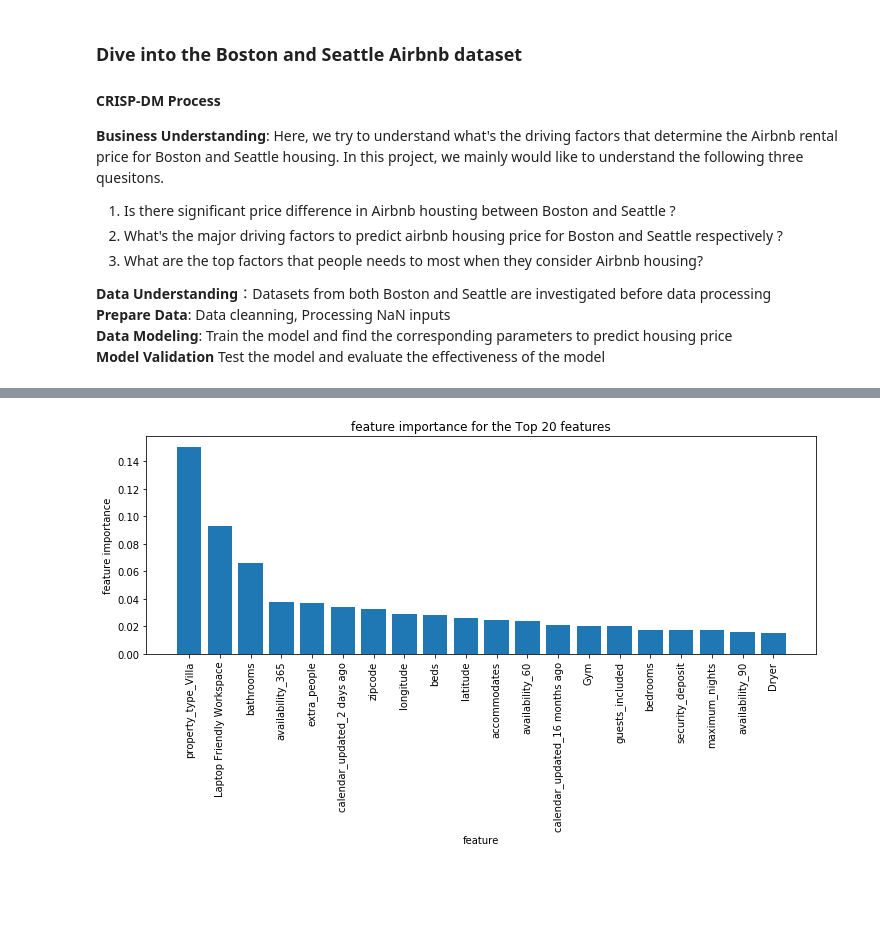
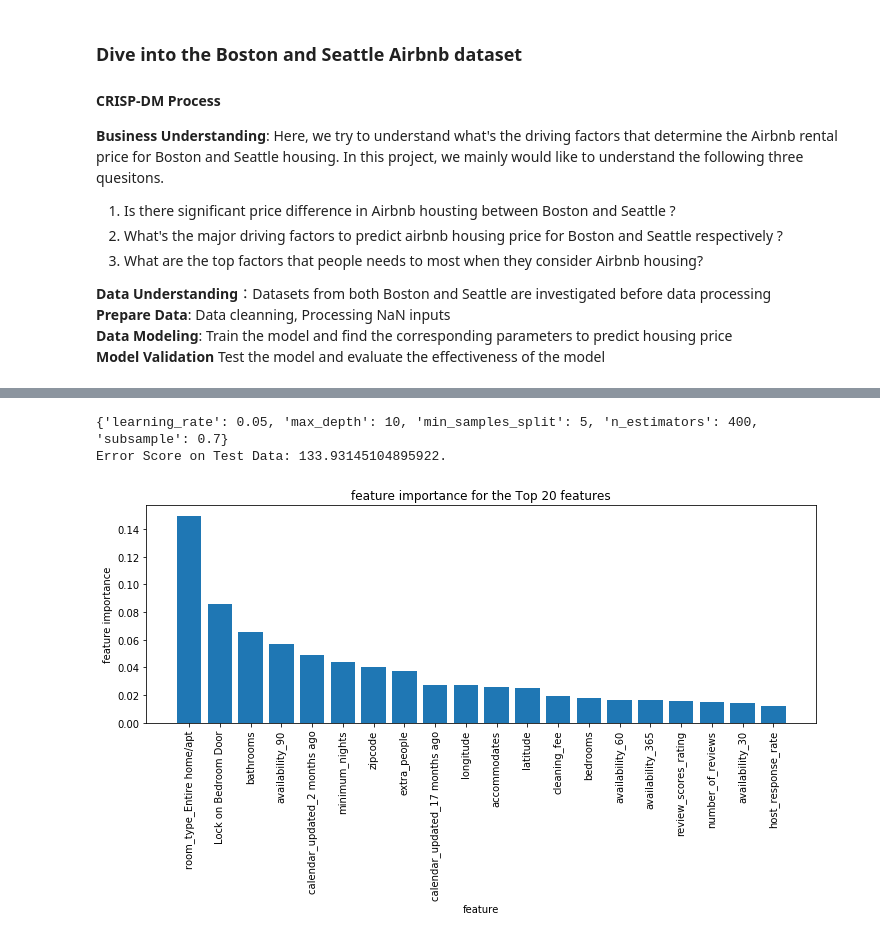
Before and after one commit to zhekai/Data-Science-Airbnb-Project, a Jupyter notebook: Airbnb_project.ipynb, the cells around one changed output, grey strips where cells are left out. Saved outputs shown, nothing was run; the diff lists cells and outputs as text; code cells hidden in the pictures; blank space fills up the shorter version.

```diff
--- a/Airbnb_project.ipynb
+++ b/Airbnb_project.ipynb
@@ -32,6 +32,7 @@ from sklearn.model_selection import GridSearchCV
 listings_Boston = pd.read_csv("boston_listings.csv")
 listings_Seattle = pd.read_csv("seattle_listings.csv")
 
+listings_Boston.drop(['access', 'house_rules', 'interaction'], axis = 1, inplace = True)
 
 
 #listings_Boston.columns[~listings_Boston.columns.isin(listings_Seattle)]
@@ -46,11 +47,15 @@ def data_cleanup(listings):
     '''
 
     #drop some irrevleent
-    listings.drop(['listing_url', 'scrape_id','last_scraped', 'name', 'summary', 'space',
-                         'description','neighborhood_overview', 'notes','transit', 'access', 'interaction','house_rules',
-                         'thumbnail_url', 'medium_url', 'picture_url', 'xl_picture_url', 'host_url','host_name','host_location', 'host_about',
-                          'host_thumbnail_url', 'host_picture_url','city', 'state', 'smart_location', 'smart_location', 'country_code', 'country', 'first_review', 'last_review', 'id', 'host_verifications',
-                   'host_id', 'neighbourhood', 'calendar_last_scraped', 'market','street', 'host_since'], axis = 1, inplace = True)
+
+    listings.drop(['listing_url', 'scrape_id','last_scraped', 'name', 'summary', 'space','description',\
+                   'neighborhood_overview', 'notes','transit', 'thumbnail_url', 'medium_url', 'picture_url', \
+                   'xl_picture_url', 'host_url','host_name','host_location', 'host_about','host_thumbnail_url',\
+                   'host_picture_url','city', 'state', 'smart_location', 'smart_location', 'country_code', \
+                   'country', 'first_review', 'last_review', 'id', 'host_verifications', \
+                   'host_id', 'neighbourhood', 'calendar_last_scraped', 'market','street', 'host_since'\
+                  ], axis = 1, inplace = True)
+
 
 
     # Dropping NaN with ratio more than 75%
@@ -67,7 +72,7 @@ def data_cleanup(listings):
     listings['security_deposit'] = listings['security_deposit'].replace({'\$': '', ',':''}, regex = True).astype(float)
 
     if type(listings.zipcode[0]) == str:
-            listings.zipcode = listings.zipcode.str[:5].apply(lambda x: float(x))
+            listings.zipcode = listings.zipcode.str[-5:].apply(lambda x: float(x))
 
     listings['amenities'] = listings['amenities'].map(lambda d: [amenity.replace('"', "").replace("{", "").replace("}", "") for amenity in d.split(",")])
 
@@ -77,7 +82,7 @@ def data_cleanup(listings):
 
 
     mlb = MultiLabelBinarizer()
-    amenities_result = pd.DataFrame(mlb.fit_transform(listings['amenities']), columns = mlb.classes_, index = listings_Boston.index)
+    amenities_result = pd.DataFrame(mlb.fit_transform(listings['amenities']), columns = mlb.classes_, index = listings.index)
     listings = pd.concat([listings.drop(['amenities'], axis = 1), amenities_result], axis = 1, sort = False)
 
 
@@ -98,4 +103,7 @@ def data_cleanup(listings):
     y = listings['price']
     X = listings.drop(['price'], axis = 1)
     return y, X
+# %%
+price_Boston, Boston = data_cleanup(listings_Boston)
+price_Seattle, Seattle = data_cleanup(listings_Seattle)
 # %%
@@ -149,17 +146,6 @@ listings_Boston.columns.tolist()
-# %%
-feature_importances
-features = sorted(zip(feature_importances, listings_Boston.columns), reverse=True)
-attribute = []
-coefficient = []
-for feature in features:
-    attribute.append(feature[1])
-    coefficient.append(feature[0])
-plt.figure(figsize=(12,4))
-plt.bar(attribute[:20], height=coefficient[:20])
-plt.xticks(rotation=90)
-plt.xlabel('feature')
-plt.ylabel('feature importance')
-plt.title('feature importance for the Top 20 features')
-plt.show()
-# %% [output]
-[figure, removed]
+# %%
+data_training(Boston, price_Boston)
+# %% [output]
+{'learning_rate': 0.05, 'max_depth': 10, 'min_samples_split': 5, 'n_estimators': 400, 'subsample': 0.7}
+Error Score on Test Data: 133.93145104895922.
+[figure, added]
```
Also changed, not shown: parts of 4 cells of this notebook.
